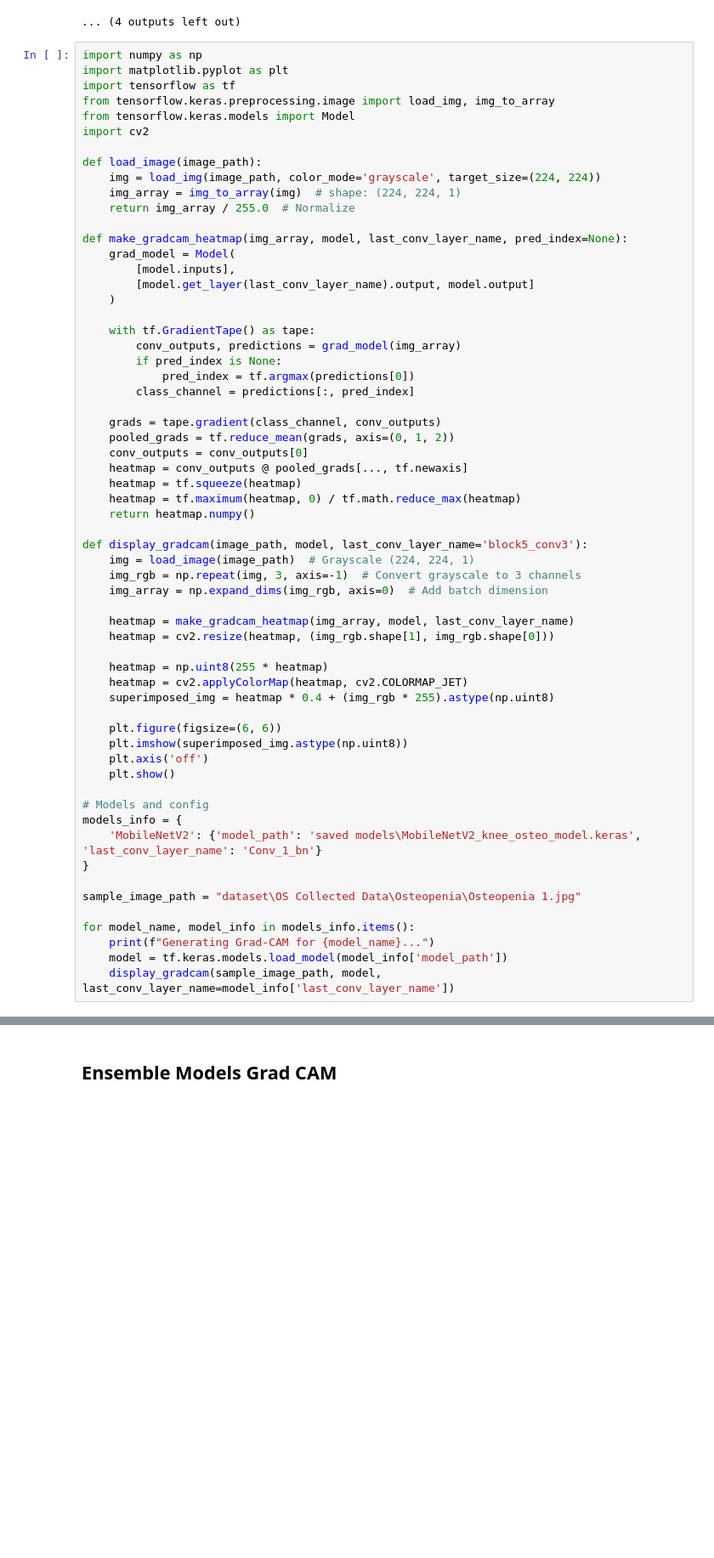
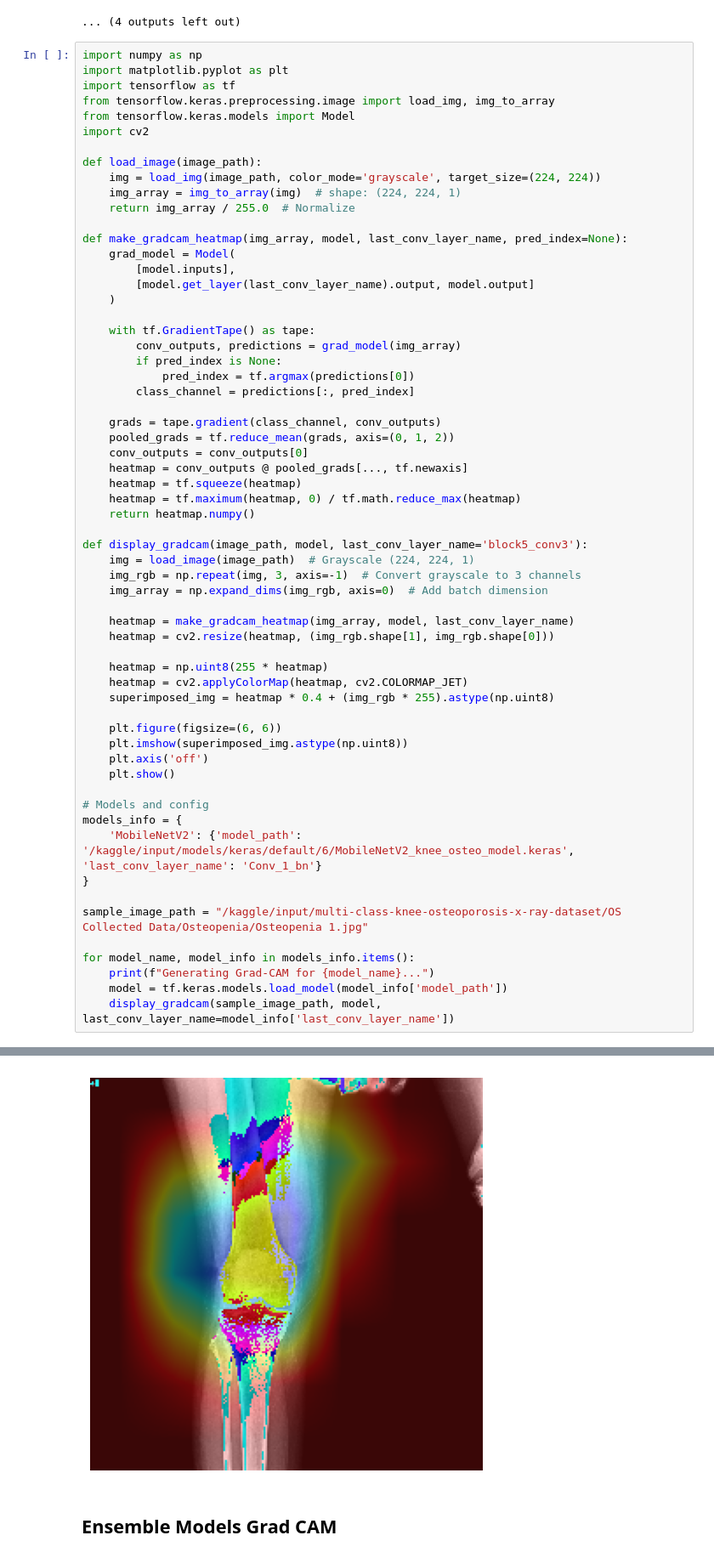
Before and after one commit to dpavansekhar/Osteoporosis-Detection-using-Machine-Learning, a Jupyter notebook: notebooks/Grad-CAM.ipynb, the cells around one changed output, grey strips where cells are left out. Shown at 85% size. Drawn from its saved outputs; the diff is of its cells as text; blank space fills up the shorter version.

```diff
--- a/Grad-CAM.ipynb
+++ b/notebooks/Grad-CAM.ipynb
@@ -224,12 +224,13 @@ def display_gradcam(image_path, model, last_conv_layer_name='block5_conv3'):
 
 # Models and config
 models_info = {
-    'MobileNetV2': {'model_path': 'saved models\MobileNetV2_knee_osteo_model.keras', 'last_conv_layer_name': 'Conv_1_bn'}
+    'MobileNetV2': {'model_path': '/kaggle/input/models/keras/default/6/MobileNetV2_knee_osteo_model.keras', 'last_conv_layer_name': 'Conv_1_bn'}
 }
 
-sample_image_path = "dataset\OS Collected Data\Osteopenia\Osteopenia 1.jpg"
+sample_image_path = "/kaggle/input/multi-class-knee-osteoporosis-x-ray-dataset/OS Collected Data/Osteopenia/Osteopenia 1.jpg"
 
 for model_name, model_info in models_info.items():
     print(f"Generating Grad-CAM for {model_name}...")
     model = tf.keras.models.load_model(model_info['model_path'])
     display_gradcam(sample_image_path, model, last_conv_layer_name=model_info['last_conv_layer_name'])
+# %% [output]
@@ -236,3 +238,4 @@ for model_name, model_info in models_info.items():
+[figure, added]
 # %% [markdown]
 ## Ensemble Models Grad CAM
 # %%
```
Also changed, not shown: parts of 1 cell of this notebook.
